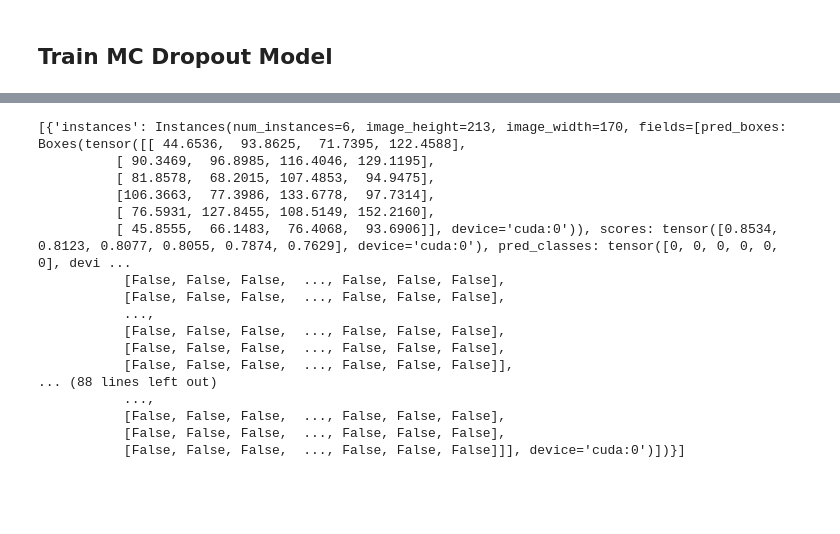
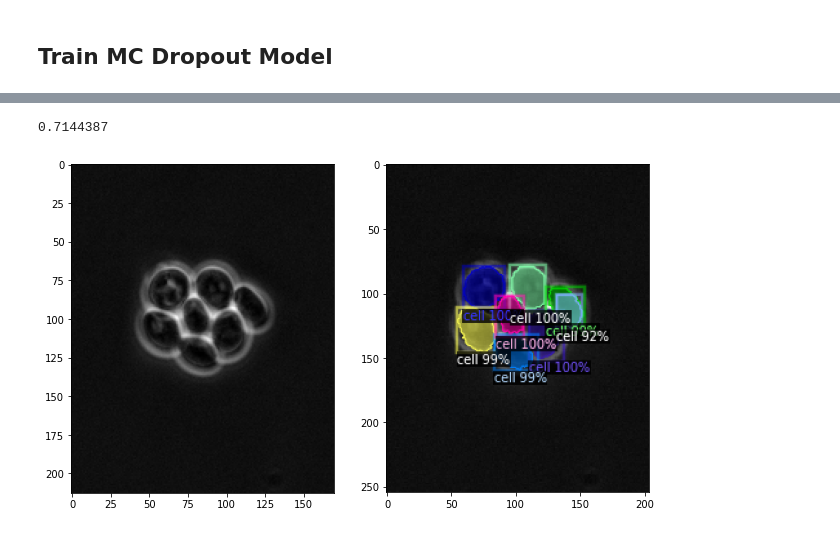
Before and after one commit to SchmollerLab/activeInstanceSegment, a Jupyter notebook: jupyter_notebooks/montecarlo_dropout.ipynb, the cells around one changed output, grey strips where cells are left out. Cells and saved outputs as stored; diff of their text form; code cells hidden in the pictures; blank space fills up the shorter version.

Commit message:
implement mc uncertainty

```diff
--- a/jupyter_notebooks/montecarlo_dropout.ipynb
+++ b/jupyter_notebooks/montecarlo_dropout.ipynb
@@ -162,5 +132,5 @@ show_image(images.sum(axis=0), normalize=False)
 # %%
-def observations(outputs, iou_thres=0.5):
+def get_observations(outputs, iou_thres=0.5):
     """
     To cluster the segmentations for the different Monte-Carlo runs
     """
@@ -233,0 +292,20 @@ KeyError: 'softmaxes'
+# %%
+cfg = get_config("dropout_acdc_small_full_ds_local")
+logger = setup_logger(output="./log/main.log")
+logger.setLevel(0)
+cfg.MODEL.WEIGHTS = os.path.join(cfg.OUTPUT_DIR, "model_final.pth")
+cfg.MODEL.ROI_HEADS.SCORE_THRESH_TEST = 0.7
+
+ds_catalog = DatasetCatalog.get(get_dataset_name(ACDC_SMALL,TEST))
+
+uncertainty_dict = {}
+for i in range(len(ds_catalog)):
+
+    im_json = ds_catalog[i]
+    im = cv2.imread(im_json["file_name"])
+    outputs = get_mc_dropout_samples(cfg, im, 10)
+    predictions = get_observations(outputs)
+    height, width = im.shape[:2]
+    uncertainty = get_uncertainty(predictions, 10, height, width)
+
+    uncertainty_dict[im_json["file_name"]] = float(uncertainty)
@@ -272,20 +351,10 @@ preds
-# %%
-predictions_
-# %% [output]
-[{'instances': Instances(num_instances=6, image_height=213, image_width=170, fields=[pred_boxes: Boxes(tensor([[ 44.6536,  93.8625,  71.7395, 122.4588],
-          [ 90.3469,  96.8985, 116.4046, 129.1195],
-          [ 81.8578,  68.2015, 107.4853,  94.9475],
-          [106.3663,  77.3986, 133.6778,  97.7314],
-          [ 76.5931, 127.8455, 108.5149, 152.2160],
-          [ 45.8555,  66.1483,  76.4068,  93.6906]], device='cuda:0')), scores: tensor([0.8534, 0.8123, 0.8077, 0.8055, 0.7874, 0.7629], device='cuda:0'), pred_classes: tensor([0, 0, 0, 0, 0, 0], devi ...
-           [False, False, False,  ..., False, False, False],
-           [False, False, False,  ..., False, False, False],
-           ...,
-           [False, False, False,  ..., False, False, False],
-           [False, False, False,  ..., False, False, False],
-           [False, False, False,  ..., False, False, False]],
-... (88 lines left out)
-           ...,
-           [False, False, False,  ..., False, False, False],
-           [False, False, False,  ..., False, False, False],
-           [False, False, False,  ..., False, False, False]]], device='cuda:0')])}]
+# %%
+print(uncertainty)
+# %% [output]
+0.7144387
+# %%
+v = Visualizer(im[:, :, ::-1], MetadataCatalog.get(cfg.DATASETS.TEST[0]), scale=1.2)
+out_1 = v.draw_instance_predictions(outputs[1]["instances"].to("cpu"))
+show_image([im,out_1.get_image()[:, :, ::-1]])
+# %% [output]
+[figure, new version]
```
Also changed, not shown: parts of 15 cells of this notebook, 10 other files.
